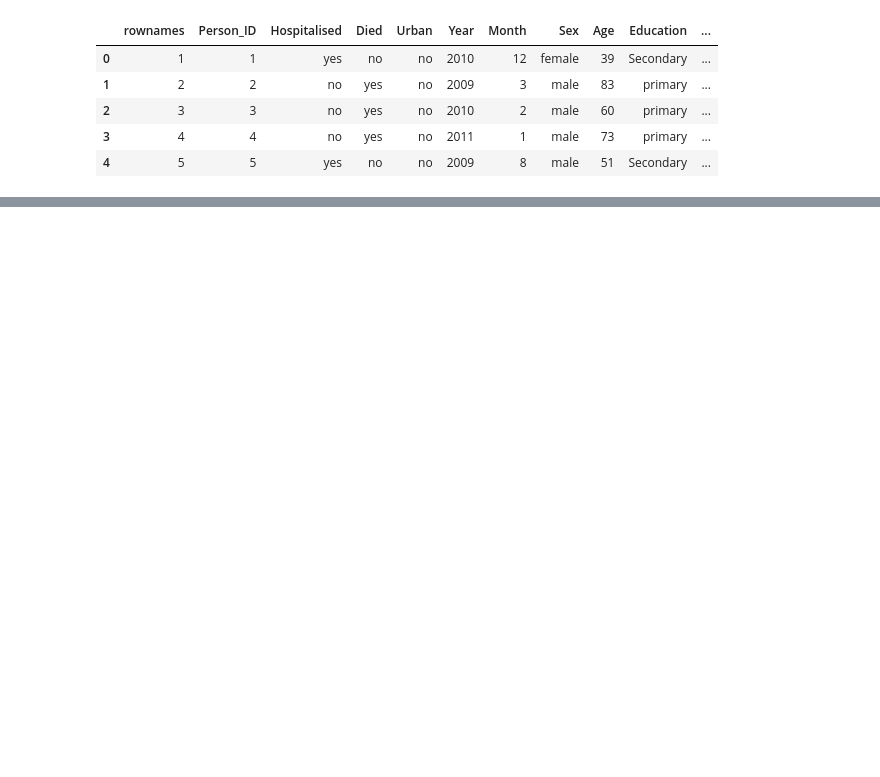
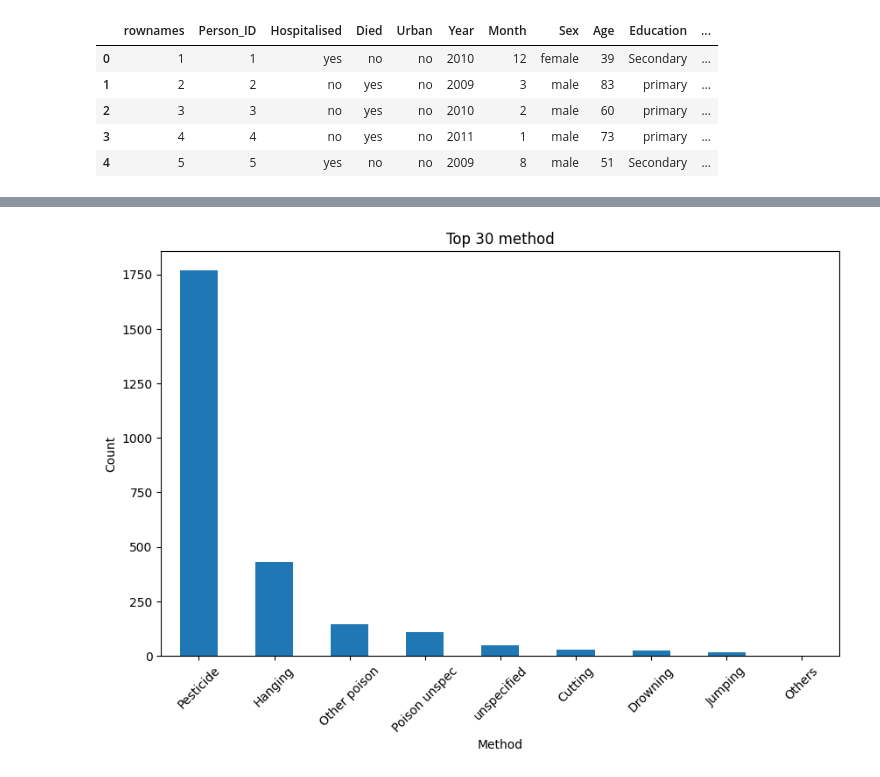
Before and after one commit to muralipamarthi/EDA, a Jupyter notebook: 22BDS0327.ipynb, the cells around one changed output, grey strips where cells are left out. Saved outputs shown, nothing was run; the diff lists cells and outputs as text; code cells hidden in the pictures; blank space fills up the shorter version.

```diff
--- a/22BDS0327.ipynb
+++ b/22BDS0327.ipynb
@@ -26,0 +111,4 @@ Index(['rownames', 'Person_ID', 'Hospitalised', 'Died', 'Urban', 'Year',
+# %%
+#To fill missing values with mode
+cat_cols = df.select_dtypes(exclude=[np.number]).columns
+df[cat_cols] = df[cat_cols].fillna(df[cat_cols].mode().iloc[0])
@@ -26,0 +117,3 @@ Index(['rownames', 'Person_ID', 'Hospitalised', 'Died', 'Urban', 'Year',
+# %%
+# Remove duplicates
+df = df.drop_duplicates()
@@ -26,0 +151,11 @@ Index(['rownames', 'Person_ID', 'Hospitalised', 'Died', 'Urban', 'Year',
+# %%
+#univariate analysis
+col = "method"
+df[col].value_counts().nlargest(30).plot(kind='bar', figsize=(10, 6))
+plt.title(f"Top 30 {col}")
+plt.ylabel("Count")
+plt.xlabel(col.capitalize())
+plt.xticks(rotation=45)
+plt.show()
+# %% [output]
+[figure, added]
```
Also changed, not shown: parts of 17 cells of this notebook.
